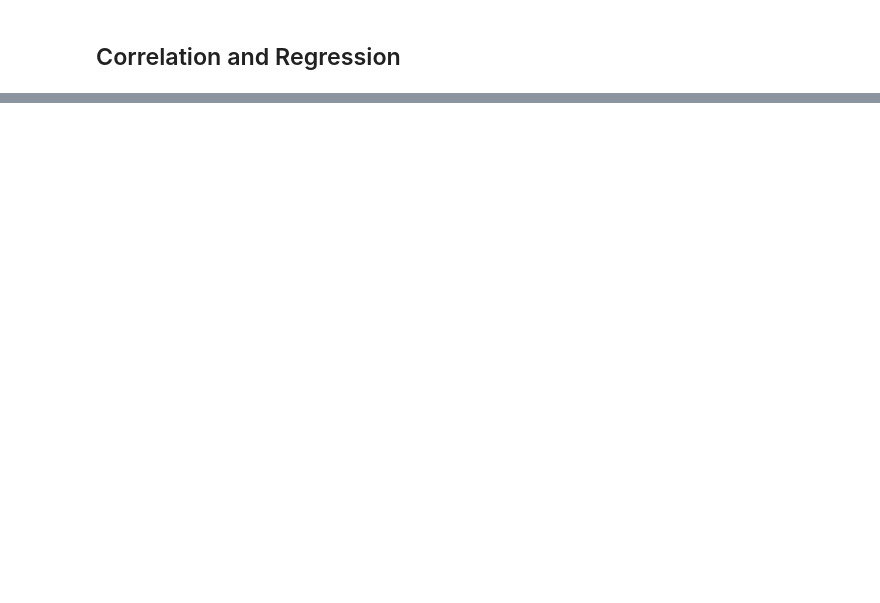
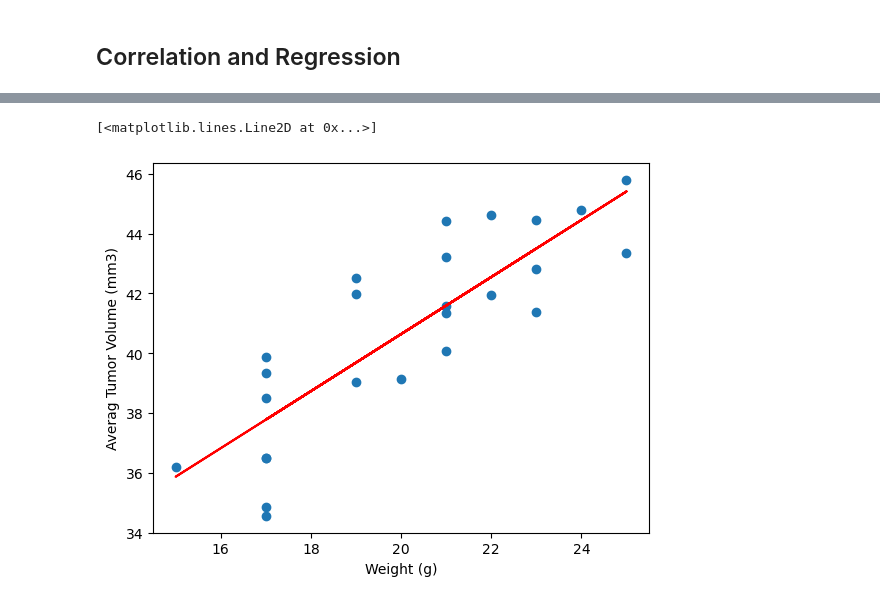
Before and after one commit to sarasteh/Data-Visualization_challenge, a Jupyter notebook: Pymaceuticals/pymaceuticals.ipynb, the cells around one changed output, grey strips where cells are left out. Cells and saved outputs as stored; diff of their text form; code cells hidden in the pictures; blank space fills up the shorter version.

```diff
--- a/Pymaceuticals/pymaceuticals.ipynb
+++ b/Pymaceuticals/pymaceuticals.ipynb
@@ -284,0 +276,14 @@ The correlation between mouse weight and the average tumor volume is 0.84
+# %%
+#Calculate the correlation coefficient and linear regression model
+
+(slope, intercept,rvalue, pvalue, stderr)= linregress(Capomulin_avg_vol_df['Weight (g)'],
+                                                      Capomulin_avg_vol_df['Tumor Volume (mm3)'])
+regress_values=Capomulin_avg_vol_df['Weight (g)']* slope + intercept
+
+plt.scatter(Capomulin_avg_vol_df['Weight (g)'],Capomulin_avg_vol_df['Tumor Volume (mm3)'])
+plt.xlabel('Weight (g)')
+plt.ylabel('Averag Tumor Volume (mm3)')
+plt.plot(Capomulin_avg_vol_df['Weight (g)'], regress_values, color='red')
+# %% [output]
+[<matplotlib.lines.Line2D at 0x...>]
+[figure, added]
```
Also changed, not shown: parts of 12 cells of this notebook.
